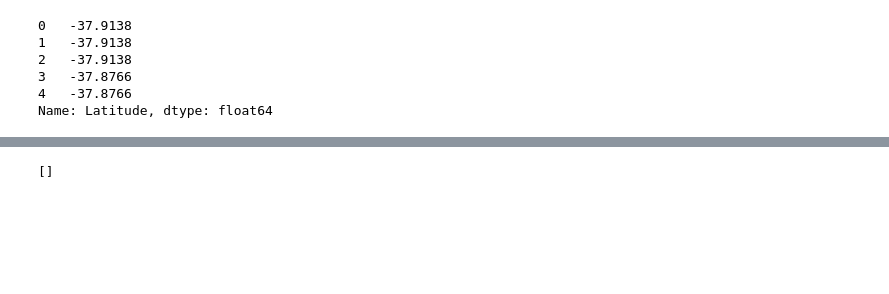
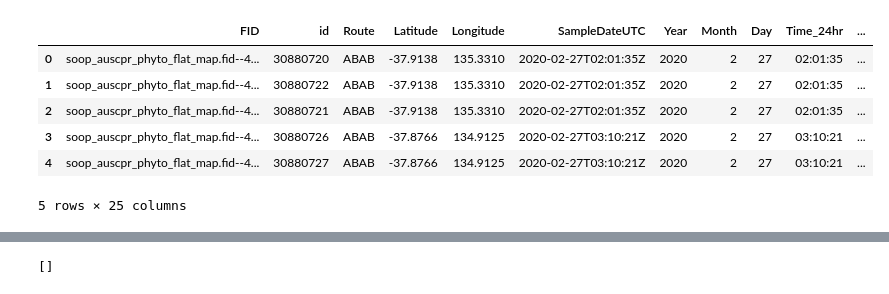
Before and after one commit to JackXinPan/Group5Project2, a Jupyter notebook: read data.ipynb, the cells around one changed output, grey strips where cells are left out. Drawn from its saved outputs; the diff is of its cells as text; code cells hidden in the pictures; blank space fills up the shorter version.

```diff
--- a/read data.ipynb
+++ b/read data.ipynb
@@ -18,9 +14,10 @@ lat3 = phytoplankton_color["latitude"]
 # %%
-lat1.head()
+phytoplankton.head()
 # %% [output]
+|  | FID | id | Route | Latitude | Longitude | SampleDateUTC | Year | Month | Day | Time_24hr | ... |
+| 0 | soop_auscpr_phyto_flat_map.fid--4... | 30880720 | ABAB | -37.9138 | 135.3310 | 2020-02-27T02:01:35Z | 2020 | 2 | 27 | 02:01:35 | ... |
+| 1 | soop_auscpr_phyto_flat_map.fid--4... | 30880722 | ABAB | -37.9138 | 135.3310 | 2020-02-27T02:01:35Z | 2020 | 2 | 27 | 02:01:35 | ... |
+| 2 | soop_auscpr_phyto_flat_map.fid--4... | 30880721 | ABAB | -37.9138 | 135.3310 | 2020-02-27T02:01:35Z | 2020 | 2 | 27 | 02:01:35 | ... |
+| 3 | soop_auscpr_phyto_flat_map.fid--4... | 30880726 | ABAB | -37.8766 | 134.9125 | 2020-02-27T03:10:21Z | 2020 | 2 | 27 | 03:10:21 | ... |
+| 4 | soop_auscpr_phyto_flat_map.fid--4... | 30880727 | ABAB | -37.8766 | 134.9125 | 2020-02-27T03:10:21Z | 2020 | 2 | 27 | 03:10:21 | ... |
-0   -37.9138
-1   -37.9138
-2   -37.9138
-3   -37.8766
-4   -37.8766
-Name: Latitude, dtype: float64
+5 rows × 25 columns
```
Also changed, not shown: parts of 12 cells of this notebook, 1 other file.
